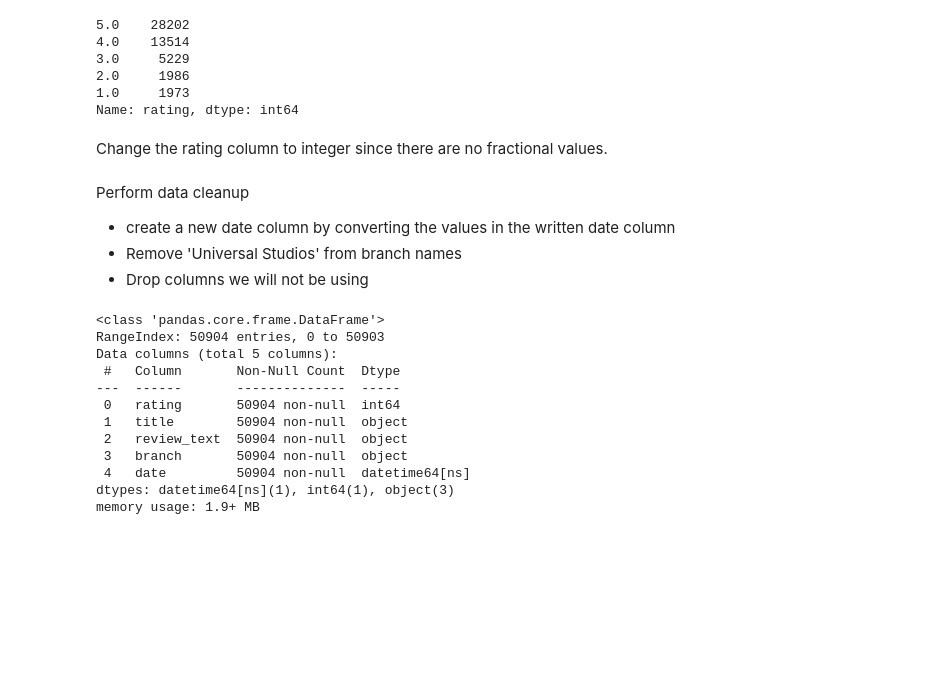
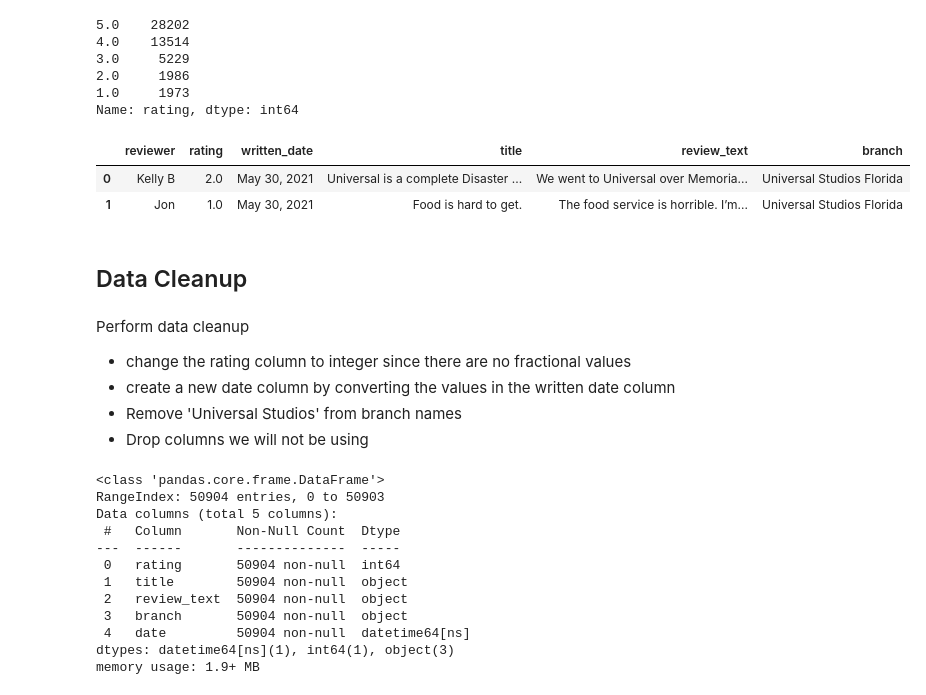
Before and after one commit to fred-home/datascience-final, a Jupyter notebook: analysis/final-project.ipynb, the cells around one changed output. Drawn from its saved outputs; the diff is of its cells as text; code cells hidden in the pictures; blank space fills up the shorter version.

```diff
--- a/analysis/final-project.ipynb
+++ b/analysis/final-project.ipynb
@@ -86,15 +86,22 @@ df_reviews['rating'].value_counts()
 2.0     1986
 1.0     1973
 Name: rating, dtype: int64
+# %%
+df_reviews.head(2)
+# %% [output]
+|  | reviewer | rating | written_date | title | review_text | branch |
+| 0 | Kelly B | 2.0 | May 30, 2021 | Universal is a complete Disaster ... | We went to Universal over Memoria... | Universal Studios Florida |
+| 1 | Jon | 1.0 | May 30, 2021 | Food is hard to get. | The food service is horrible. I’m... | Universal Studios Florida |
+# %% [markdown]
+## Data Cleanup
 # %% [markdown]
-Change the rating column to integer since there are no fractional values.
+Perform data cleanup
+* change the rating column to integer since there are no fractional values
+* create a new date column by converting the values in the written date column
+* Remove 'Universal Studios' from branch names
+* Drop columns we will not be using
 # %%
 df_reviews['rating'] = df_reviews['rating'].apply(lambda x: int(x))
-# %% [markdown]
-Perform data cleanup
-* create a new date column by converting the values in the written date column
-* Remove 'Universal Studios' from branch names
-* Drop columns we will not be using
 # %%
 df_reviews['date'] = pd.to_datetime(df_reviews['written_date'])
 # %%
```
Also changed, not shown: parts of 35 cells of this notebook, 1 other file.
